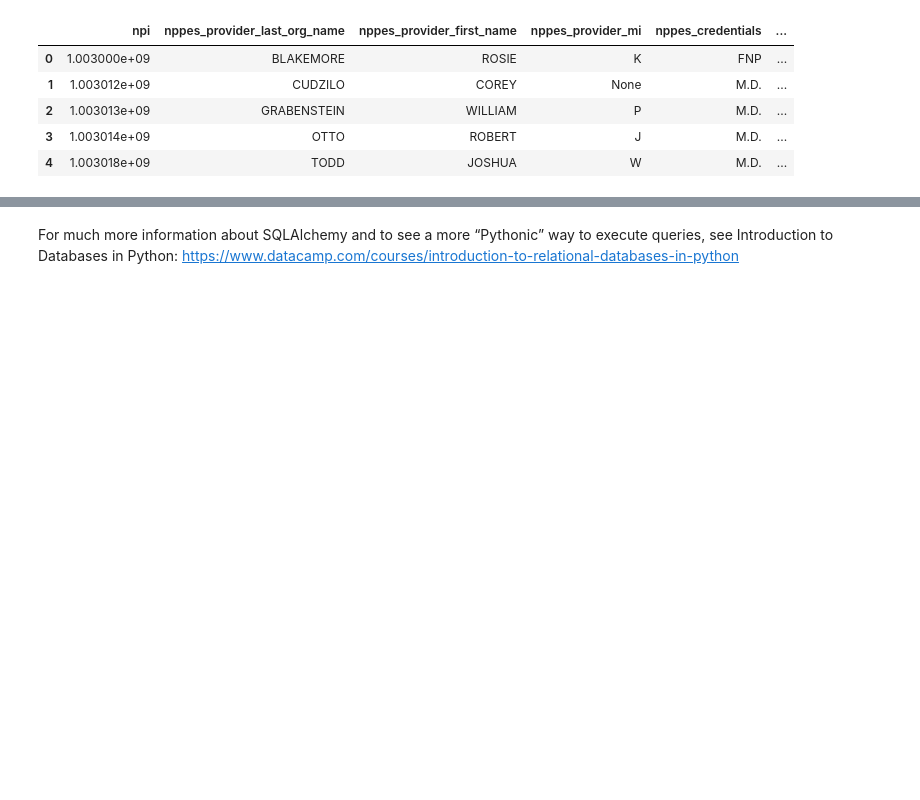
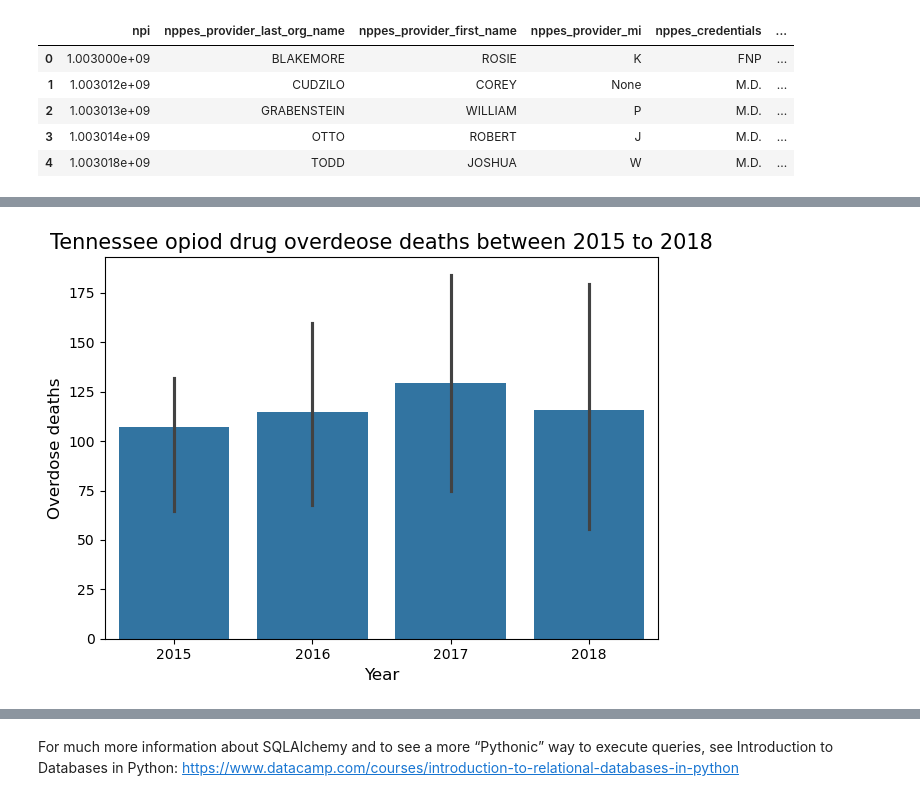
Before and after one commit to NSS-Data-Analytics-Cohort-13/prescribers-python-project-the-nightmare-before-christmas, a Jupyter notebook: notebooks/prescribers.ipynb, the cells around one changed output, grey strips where cells are left out. Cells and saved outputs as stored; diff of their text form; code cells hidden in the pictures; blank space fills up the shorter version.

```diff
--- a/notebooks/prescribers.ipynb
+++ b/notebooks/prescribers.ipynb
@@ -68,2 +165,16 @@ overdose_death_2k15_to18.head()
+# %%
+
+sns.barplot(x='year', y='overdose_deaths', data=OD_2015_2018.sort_values('overdose_deaths', ascending=False).head(20))
+
+# Add labels and title
+plt.xlabel('Year', fontsize=12)
+plt.ylabel('Overdose deaths', fontsize=12)
+plt.title('Tennessee opiod drug overdeose deaths between 2015 to 2018', fontsize=15)
+
+# Show the plot
+plt.tight_layout()
+plt.show()
+# %% [output]
+[figure, added]
 # %%
 Bring the data of overdose death data per county
```
Also changed, not shown: parts of 11 cells of this notebook, 7 other files.
